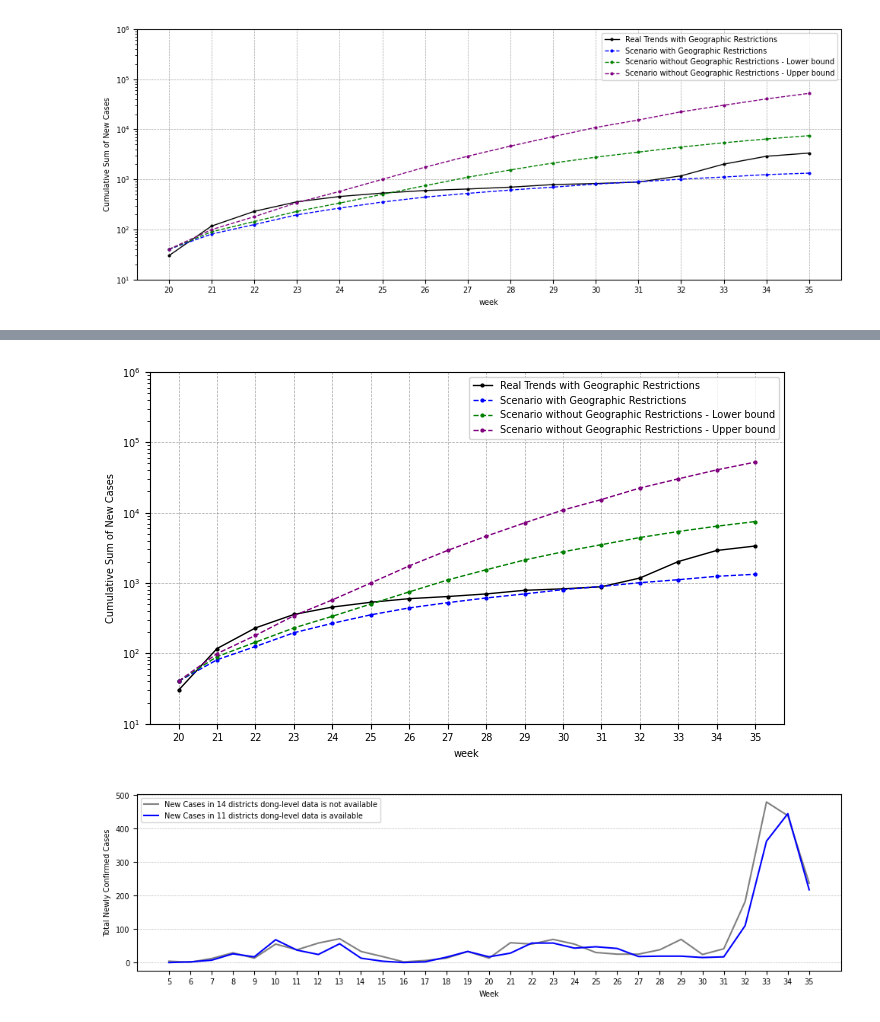
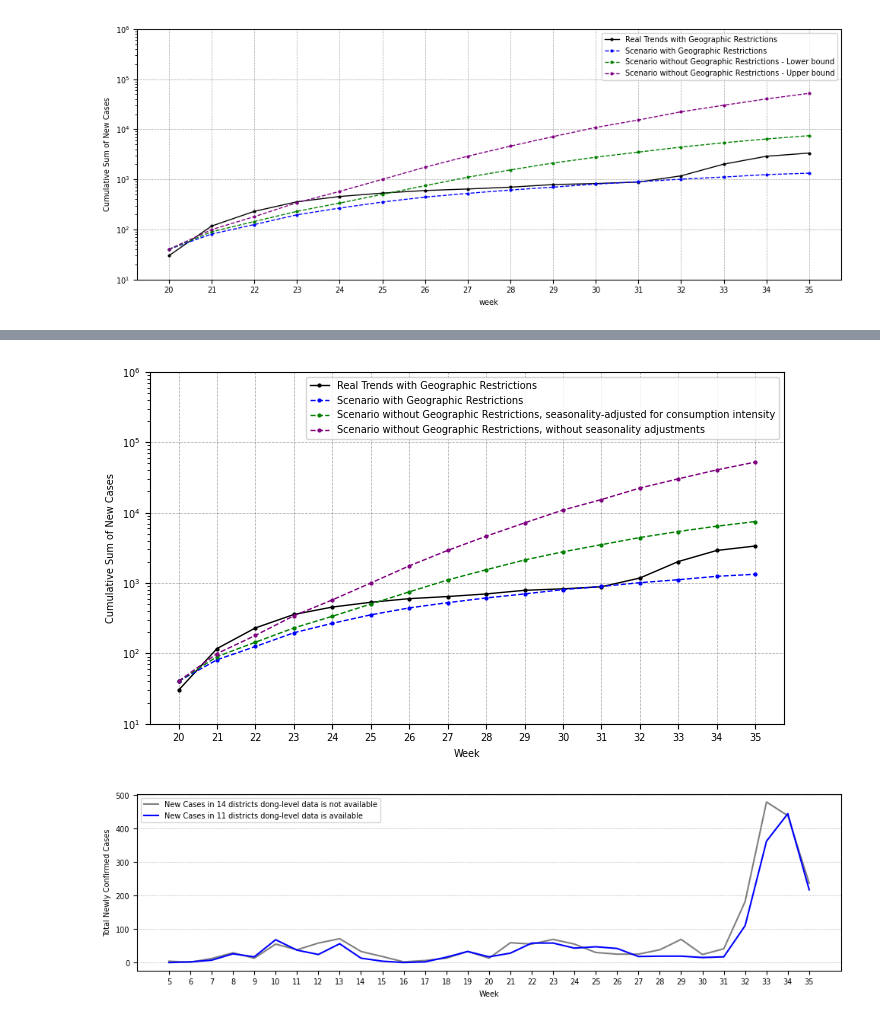
Before and after one commit to jieun0441/Stimulus-Payment, a Jupyter notebook: Graph_based_on_simulation_results.ipynb, the cells around one changed output, grey strips where cells are left out. Saved outputs shown, nothing was run; the diff lists cells and outputs as text; code cells hidden in the pictures.

```diff
--- a/Graph_based_on_simulation_results.ipynb
+++ b/Graph_based_on_simulation_results.ipynb
@@ -14,8 +14,8 @@ import statsmodels.api as sm
 from sklearn.linear_model import LinearRegression
 import matplotlib.pyplot as plt
 # %%
-df = pd.read_excel("/content/drive/MyDrive/SP/Simulation results_several scenarios.xlsx", sheet_name = "Sheet1")
-df_cumul = pd.read_excel("/content/drive/MyDrive/SP/Simulation results_several scenarios.xlsx", sheet_name = "Cumul")
+#df = pd.read_excel("/content/drive/MyDrive/SP/Simulation results_several scenarios.xlsx", sheet_name = "Sheet1")
+df_cumul = pd.read_excel("/content/drive/MyDrive/SP/Simulation_1122/Simulation results_several scenarios.xlsx", sheet_name = "Cumul")
 # %%
 df_inf = pd.read_excel("/content/drive/MyDrive/SP/gu14 and gu11.xlsx")
 df_inf
@@ -108,57 +157,57 @@ import matplotlib.ticker as ticker
 plt.figure(figsize=(7.08, 4.23))  # Maximum width of 180 mm converted to inches
 
 # Plotting the data
-plt.plot(df_cumul['week'], df_cumul['Real Cases with Geographic Restrictions'],
+plt.plot(df_cumul['Week'], df_cumul['Real Cases with Geographic Restrictions'],
          marker='o', markersize=2, color='black', linestyle='-', linewidth=1,
          label='Real Trends with Geographic Restrictions')
-plt.plot(df_cumul['week'], df_cumul['Predicted with Restriction Scenario'],
+plt.plot(df_cumul['Week'], df_cumul['Predicted with Restriction Scenario'],
          marker='o', markersize=2, color='blue', linestyle='dashed', linewidth=1,
          label='Scenario with Geographic Restrictions')
-plt.plot(df_cumul['week'], df_cumul['Without Geographic Restrictions_Lower Bound19'],
+plt.plot(df_cumul['Week'], df_cumul['Without Geographic Restrictions_Lower Bound19'],
          linestyle='dashed', linewidth=1, marker='o', markersize=2, color='green',
-         label='Scenario without Geographic Restrictions - Lower bound')
-plt.plot(df_cumul['week'], df_cumul['Without Geographic Restrictions_Upper Bound19'],
+         label='Scenario without Geographic Restrictions, seasonality-adjusted for consumption intensity')
+plt.plot(df_cumul['Week'], df_cumul['Without Geographic Restrictions_Upper Bound19'],
          linestyle='dashed', linewidth=1, marker='o', color='purple', markersize=2,
-         label='Scenario without Geographic Restrictions - Upper bound')
+         label='Scenario without Geographic Restrictions, without seasonality adjustments')
 
 # Setting labels
-plt.xlabel('week', fontsize=7, fontname='DejaVu Sans')  # Using 5-7 pt san serif font
+plt.xlabel('Week', fontsize=7, fontname='DejaVu Sans')  # Using 5-7 pt san serif font
 plt.ylabel('Cumulative Sum of New Cases', fontsize=7, fontname='DejaVu Sans')  # Using 5-7 pt san serif font
 
 # Set y-axis to logarithmic scale
 plt.yscale('log')
 plt.yticks([10, 100, 1000, 10000, 100000, 1000000], fontsize=7)  # Set custom y-axis ticks
 
-# Generate week numbers at 1-week intervals
-week_numbers = df_cumul['week']
-plt.xticks(ticks=week_numbers, fontsize=7, fontname='DejaVu Sans')  # Using 5-7 pt sans-serif font (DejaVu Sans')
+# Generate Week numbers at 1-Week intervals
+Week_numbers = df_cumul['Week']
+plt.xticks(ticks=Week_numbers, fontsize=7, fontname='DejaVu Sans')  # Using 5-7 pt sans-serif font (DejaVu Sans')
 
 # Adding legend
 plt.legend(prop={'size': 7, 'family': 'DejaVu Sans'})  # Using 5-7 pt sans-serif font (DejaVu Sans' for legend
 
 # Create the grid for vertical lines
 plt.grid(True, axis='x', color='gray', linestyle='--', linewidth=0.5, alpha=0.7)
 
 # Add horizontal grid lines only at 10^x intervals
 ax = plt.gca()
 ax.grid(True, which='major', axis='y', color='gray', linestyle='--', linewidth=0.5, alpha=0.7)
 
 # Adjust layout
 plt.tight_layout()
 
 # Save the plot as a JPEG file with 300 DPI
-plt.savefig('/content/drive/MyDrive/SP/plot_graph_20241119.jpg', dpi=600)
+plt.savefig('/content/drive/MyDrive/SP/plot_graph_20241123.jpg', dpi=600)
 
 # Save the plot as a SVG file (vector graphic)
-plt.savefig('/content/drive/MyDrive/SP/plot_graph_20241119.svg')
+plt.savefig('/content/drive/MyDrive/SP/plot_graph_20241123.svg')
 
 # Save the plot as a PDF file (vector graphic)
-plt.savefig('/content/drive/MyDrive/SP/plot_graph_20241119.pdf')
+plt.savefig('/content/drive/MyDrive/SP/plot_graph_20241123.pdf')
 
 # Show the plot
 plt.show()
 # %% [output]
-[figure, old version]
+[figure, new version]
 # %%
 #@title infection case comparsions between 14 gu and 11 gu
 plt.figure(figsize = (10,3))
```
Also changed, not shown: parts of 4 cells of this notebook.
